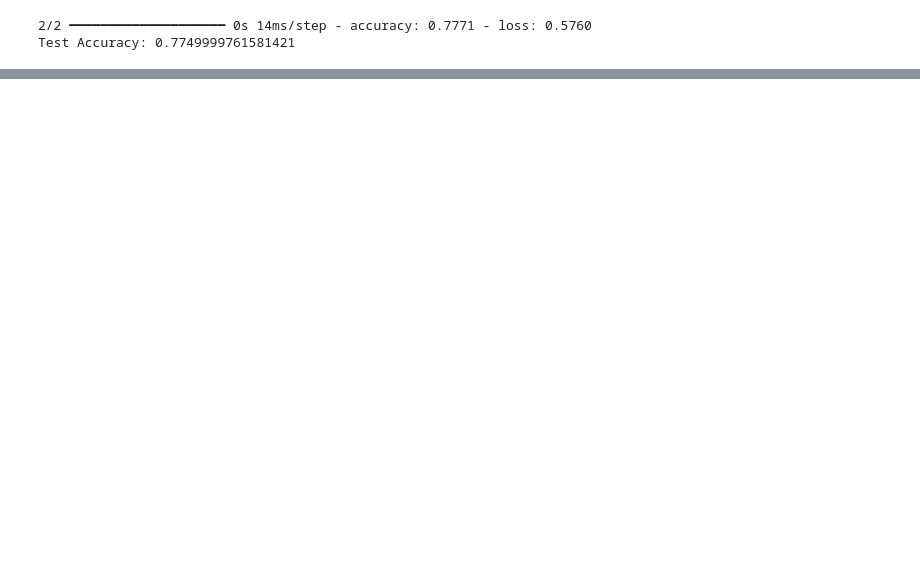
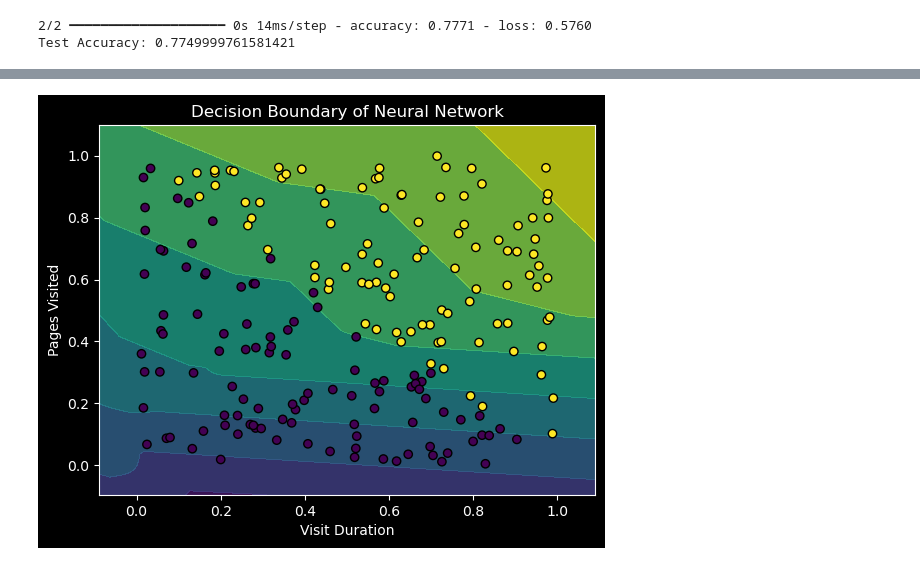
Before and after one commit to zh3nl/AWS-AI-ML-Scholar, a Jupyter notebook: neural network/exercise.ipynb, the cells around one changed output, grey strips where cells are left out. Cells and saved outputs as stored; diff of their text form; code cells hidden in the pictures; blank space fills up the shorter version.

```diff
--- a/neural network/exercise.ipynb
+++ b/neural network/exercise.ipynb
@@ -83,3 +109,21 @@ print(f"Test Accuracy: {accuracy}")
 # %% [output]
 2/2 ━━━━━━━━━━━━━━━━━━━━ 0s 14ms/step - accuracy: 0.7771 - loss: 0.5760
 Test Accuracy: 0.7749999761581421
+# %%
+# Generate a grid over the feature space
+x_min, x_max = df['VisitDuration'].min() - 0.1, df['VisitDuration'].max() + 0.1
+y_min, y_max = df['PagesVisited'].min() - 0.1, df['PagesVisited'].max() + 0.1
+xx, yy = np.meshgrid(np.linspace(x_min, x_max, 100), np.linspace(y_min, y_max, 100))
+
+# Predict over the grid
+Z = model.predict(np.c_[xx.ravel(), yy.ravel()])
+Z = Z.reshape(xx.shape)
+
+# Plot the contour and training examples
+plt.contourf(xx, yy, Z, alpha=0.8)
+plt.scatter(df['VisitDuration'], df['PagesVisited'], c=df['Purchase'], edgecolor='k')
+plt.xlabel('Visit Duration')
+plt.ylabel('Pages Visited')
+plt.title('Decision Boundary of Neural Network')
+plt.show()
+# %% [output]
@@ -85,0 +131 @@ Test Accuracy: 0.7749999761581421
+[figure, added]
```
Also changed, not shown: parts of 2 cells of this notebook.
